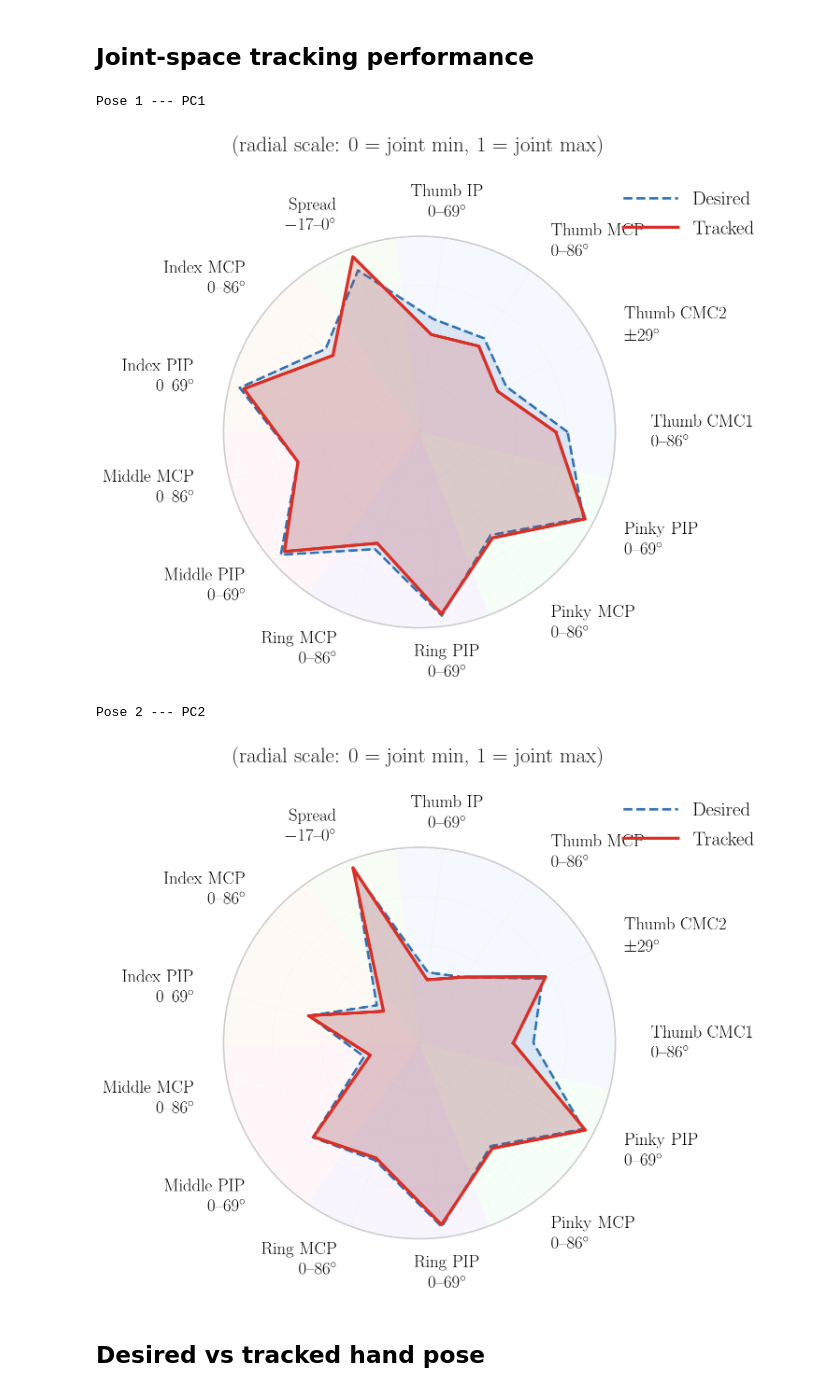
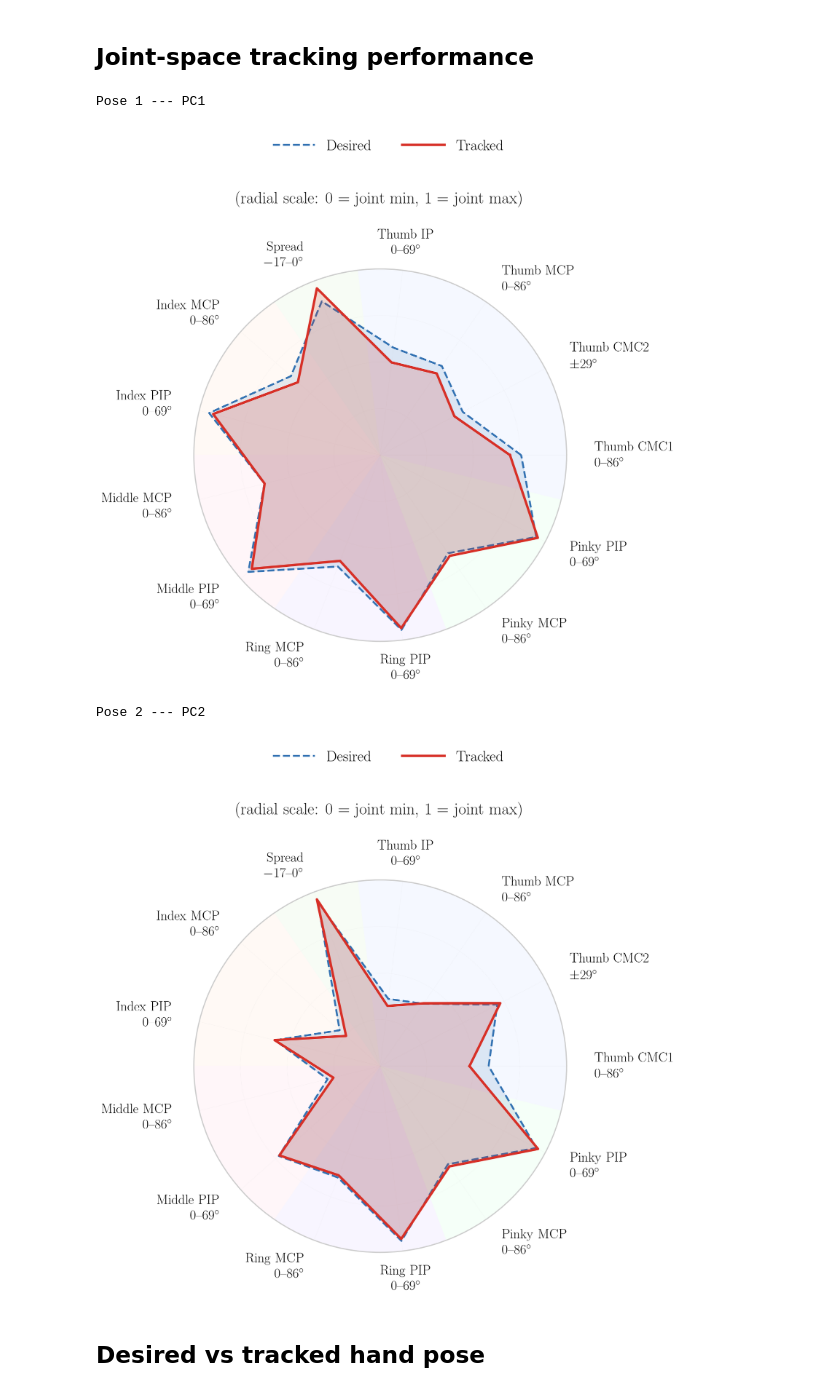
Before and after one commit to CREATE-Lab-EPFL/HumanManipulationVMC, a Jupyter notebook: PoseControl/plot_position_tracker.ipynb, the cells around one changed output. Saved outputs shown, nothing was run; the diff lists cells and outputs as text; code cells hidden in the pictures.

```diff
--- a/PoseControl/plot_position_tracker.ipynb
+++ b/PoseControl/plot_position_tracker.ipynb
@@ -72,13 +72,11 @@ _csv_cols = [s[0] for s in _SPEC]
 _lim_keys = [s[1] for s in _SPEC]
 _dtheta   = 2*np.pi / _N
 
-# Typography from shared mplstyle
 _LBL_FS   = plt.rcParams['font.size']
 _TITLE_FS = plt.rcParams['axes.titlesize']
 _LEG_FS   = plt.rcParams['legend.fontsize']
 _LW       = plt.rcParams['lines.linewidth']
 
-# LaTeX-safe two-line labels: 'Joint Name\nrange'
 def _make_lbl(name, lk):
     lo, hi = _JL[lk]
     lo_d, hi_d = int(round(np.degrees(lo))), int(round(np.degrees(hi)))
@@ -90,14 +88,13 @@ def _make_lbl(name, lk):
 
 _rad_lbl = [_make_lbl(s[2], s[1]) for s in _SPEC]
 
-# group sector backgrounds (start, end, fill colour)
 _SECTORS = [
-    (0,  4,  '#EDF3FF'),   # Thumb
-    (4,  5,  '#F1FAED'),   # Spread
-    (5,  7,  '#FFF5ED'),   # Index
-    (7,  9,  '#FFF0F5'),   # Middle
-    (9,  11, '#F4EDFF'),   # Ring
-    (11, 13, '#EDFFF4'),   # Pinky
+    (0,  4,  '#EDF3FF'),
+    (4,  5,  '#F1FAED'),
+    (5,  7,  '#FFF5ED'),
+    (7,  9,  '#FFF0F5'),
+    (9,  11, '#F4EDFF'),
+    (11, 13, '#EDFFF4'),
 ]
 
 _C_DES = '#2166AC'
@@ -129,50 +126,44 @@ for pose_id, label in zip(POSES, LABELS):
         ax.fill(np.concatenate([[_angles[s] - _dtheta/2], t, [_angles[e-1] + _dtheta/2]]),
                 np.concatenate([[0], np.ones(80), [0]]),
                 color=col, alpha=0.55, zorder=0, linewidth=0)
 
     ax.fill(_angles_c, v_des_c, color=_C_DES, alpha=RADAR_RC['fill_alpha_des'], zorder=1)
     ax.plot(_angles_c, v_des_c, lw=_LW, ls='--', color=_C_DES, alpha=0.9, zorder=2, label='Desired')
     ax.fill(_angles_c, v_trk_c, color=_C_TRK, alpha=RADAR_RC['fill_alpha_trk'], zorder=3)
     ax.plot(_angles_c, v_trk_c, lw=_LW + 0.7, ls='-', color=_C_TRK, zorder=4, label='Tracked')
 
     ax.set_xticks(_angles)
     ax.set_xticklabels(_rad_lbl, fontsize=_LBL_FS, linespacing=1.4)
     for txt, ang in zip(ax.get_xticklabels(), _angles):
         c = np.cos(ang)
-        if c > 0.2:
-            txt.set_horizontalalignment('left')
-        elif c < -0.2:
-            txt.set_horizontalalignment('right')
-        else:
-            txt.set_horizontalalignment('center')
+        if c > 0.2:   txt.set_horizontalalignment('left')
+        elif c < -0.2: txt.set_horizontalalignment('right')
+        else:          txt.set_horizontalalignment('center')
 
     ax.set_ylim(0, 1)
     ax.set_yticks([0.25, 0.5, 0.75, 1.0])
     ax.set_yticklabels([])
     ax.tick_params(axis='x', pad=RADAR_RC['tick_pad'])
     ax.grid(color=RADAR_RC['grid_color'], linewidth=RADAR_RC['grid_lw'], linestyle=RADAR_RC['grid_ls'])
     ax.spines['polar'].set_color(RADAR_RC['spine_color'])
     ax.set_title(
         '(radial scale: 0 = joint min, 1 = joint max)',
         fontsize=_TITLE_FS, fontweight='semibold', pad=34, color='#1a1a1a')
-    ax.legend(
-        loc='upper right',
-        bbox_to_anchor=(1.40, 1.16),
-        fontsize=_LEG_FS,
-        frameon=False,
-        handlelength=2.8,
-        labelspacing=0.6,
-    )
+
+    fig.legend(loc='upper center', ncol=2,
+               fontsize=_LEG_FS, frameon=False,
+               bbox_to_anchor=(0.5, 1.02),
+               handlelength=2.8, labelspacing=0.6)
 
     plt.tight_layout()
     plt.savefig(os.path.join(PDF_DIR, f'pose{pose_id}_{label}_radar.pdf'),
                 bbox_inches='tight', dpi=300)
     plt.show()
 # %% [output]
 Pose 1 --- PC1
-[figure, old version]
+[figure, new version]
 Pose 2 --- PC2
-[figure, old version]
+[figure, new version]
 # %% [markdown]
 ## Desired vs tracked hand pose
 # %%
```
Also changed, not shown: parts of 1 cell of this notebook, 4 other files.
